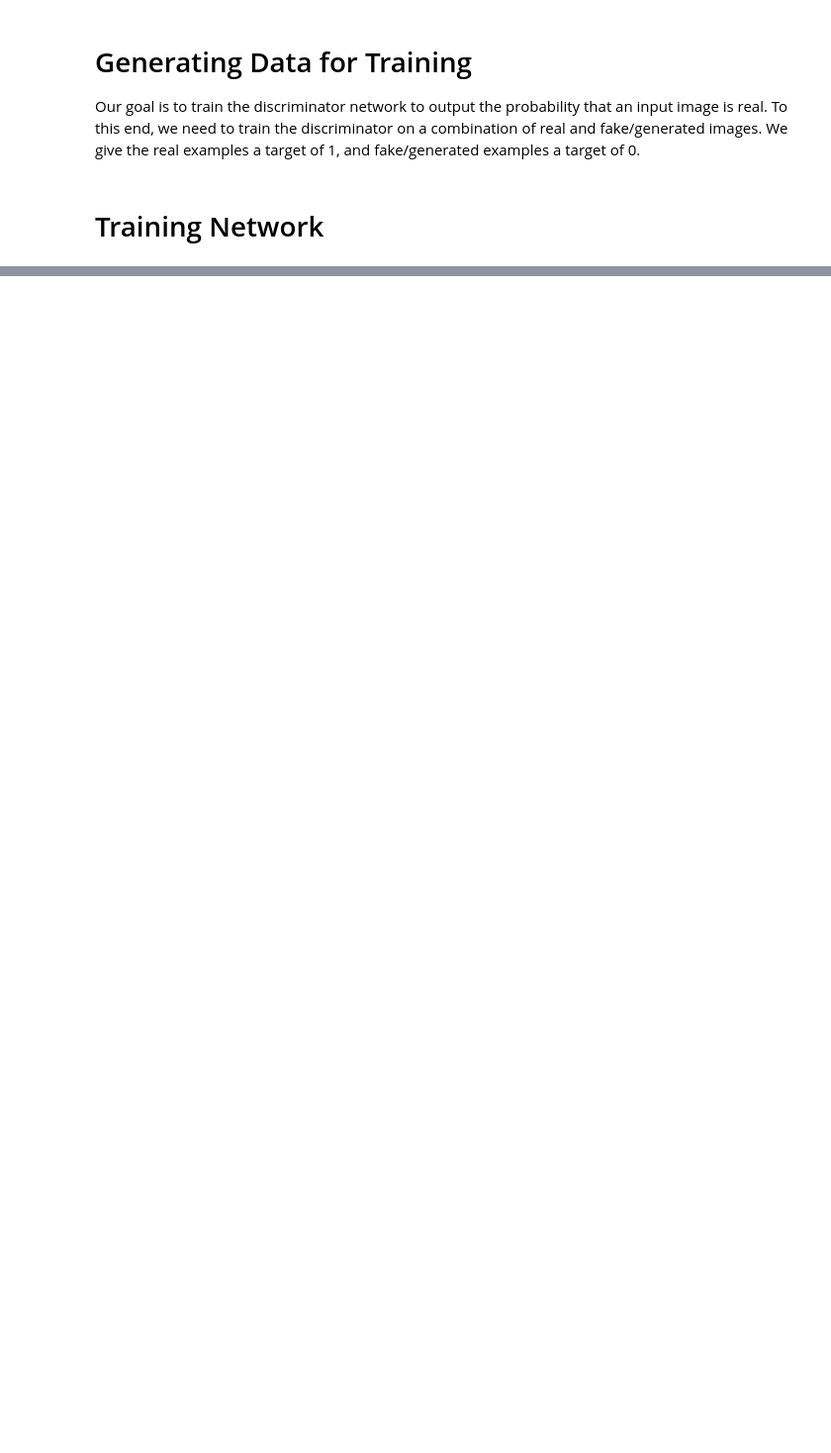
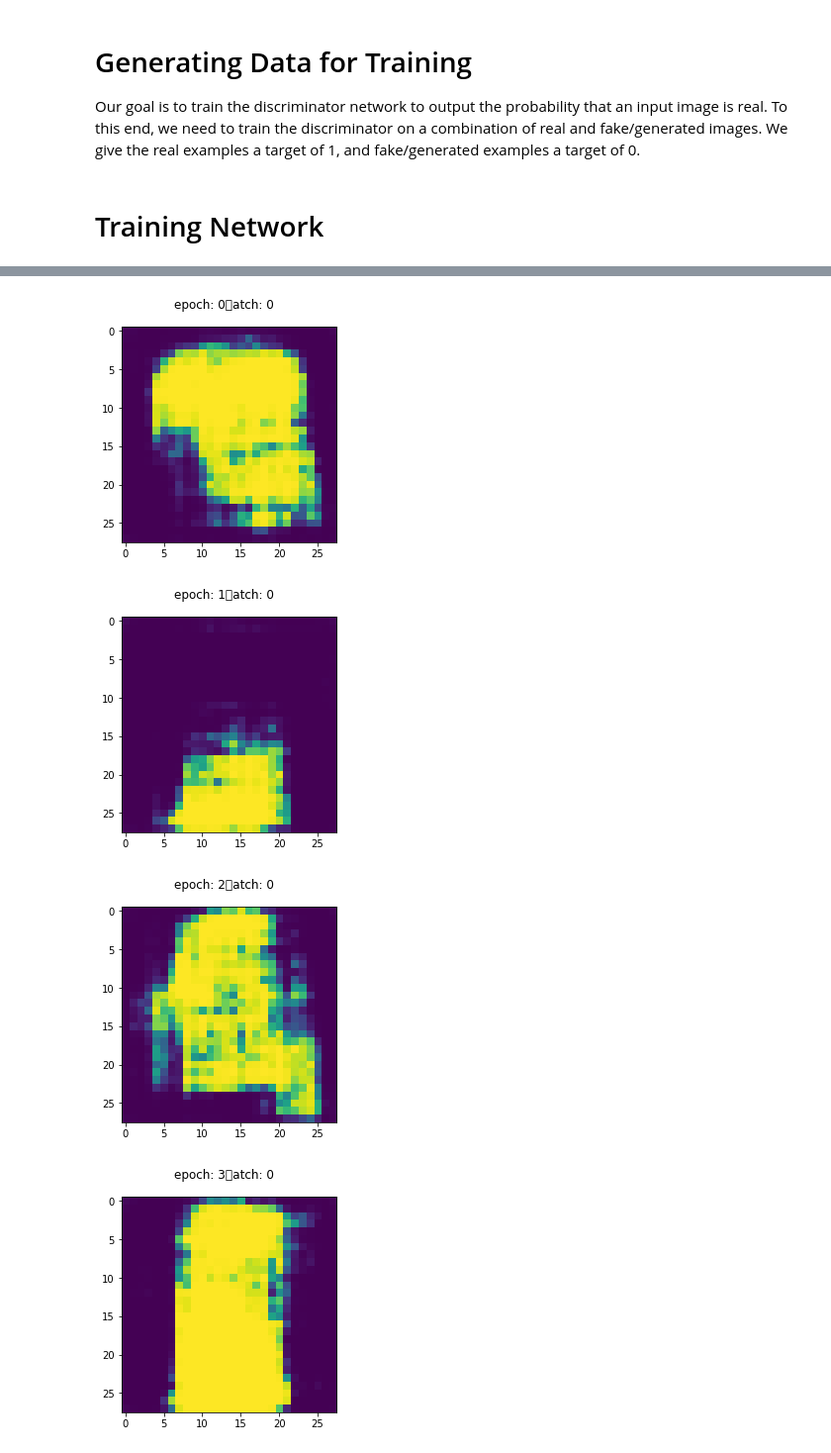
Before and after one commit to geoffcorvera/deeplearning-spring2021, a Jupyter notebook: MNIST_Fashion_GAN.ipynb, the cells around one changed output, grey strips where cells are left out. Shown at 99% size. Cells and saved outputs as stored; diff of their text form; code cells hidden in the pictures; blank space fills up the shorter version.

```diff
--- a/MNIST_Fashion_GAN.ipynb
+++ b/MNIST_Fashion_GAN.ipynb
@@ -261,0 +363,24 @@ _________________________________________________________________
+# %%
+img_shape = (28,28,1)
+def ConvDiscriminator(input_shape=img_shape):
+  inputs = keras.Input(input_shape)
+
+  x = layers.Conv2D(64,5,strides=2,padding='same')(inputs)
+  x = layers.LeakyReLU(alpha=0.2)(x)
+  x = layers.BatchNormalization(momentum=0.8)(x)
+
+  x = layers.Dropout(0.25)(x)
+  x = layers.Conv2D(128,5,strides=2,padding='same')(x)
+  x = layers.LeakyReLU(alpha=0.2)(x)
+  x = layers.BatchNormalization(momentum=0.8)(x)
+
+  x = layers.Dropout(0.25)(x)
+  x = layers.Flatten()(x)
+  outputs = layers.Dense(1, activation='sigmoid')(x)
+  D = keras.Model(inputs, outputs, name='convDiscriminator')
+
+  adam = keras.optimizers.Adam(learning_rate=0.0002, beta_1=0.5)
+  D.compile(optimizer=adam, loss='binary_crossentropy', metrics=['accuracy'])
+  D.summary()
+
+  return D
@@ -261,0 +389,12 @@ _________________________________________________________________
+# %%
+convD = ConvDiscriminator()
+convG = ConvGenerator()
+dcgan = makeGAN(g_model=convG, d_model=convD)
+# %%
+d_loss, d_acc, g_loss, g_acc = train(dcgan, convD, train_set[:1000],n_epochs=100)
+# TODO load and save weights
+# %% [output]
+[figure, added]
+[figure, added]
+[figure, added]
+[figure, added]
```
Also changed, not shown: parts of 26 cells of this notebook.
